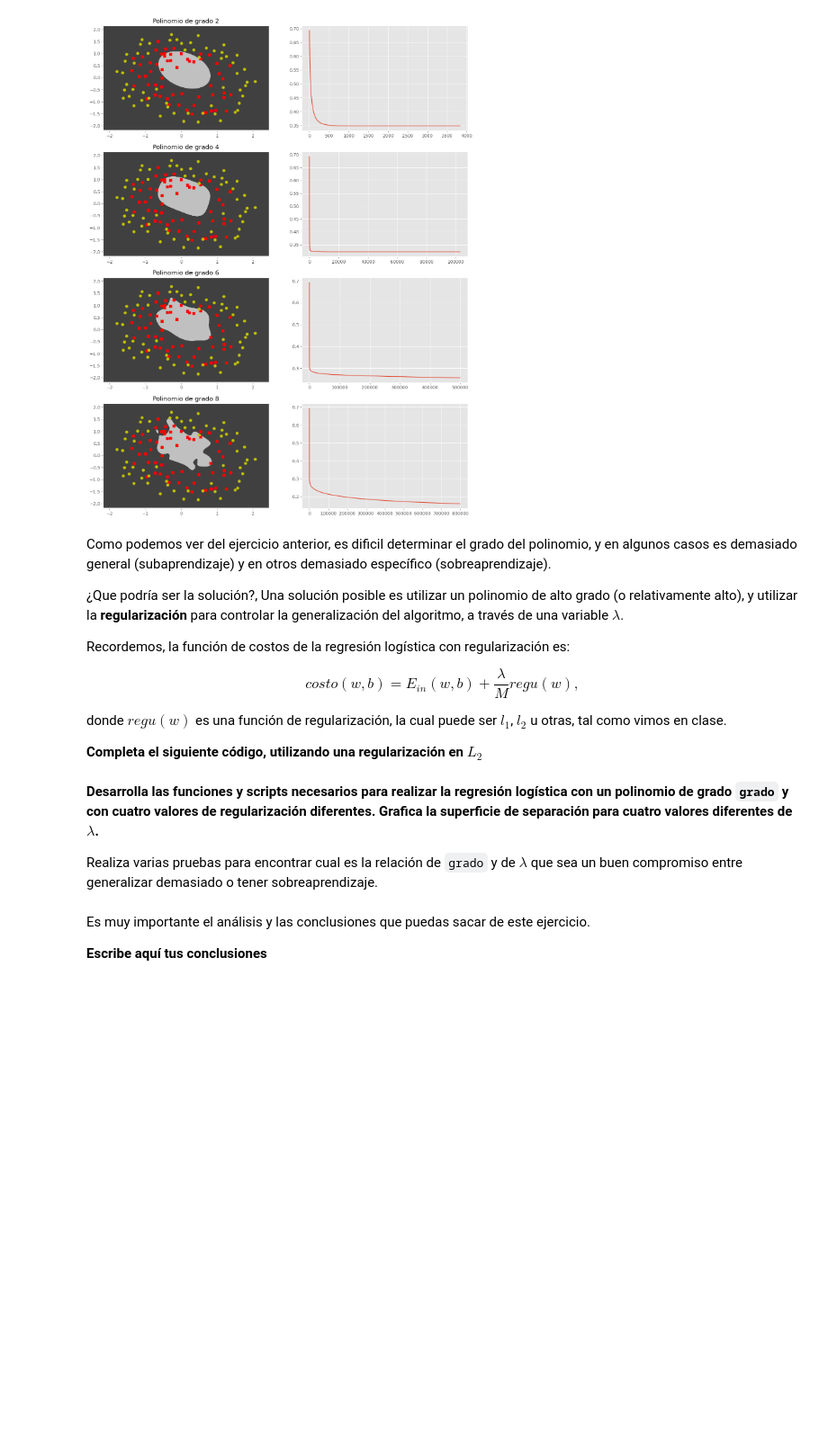
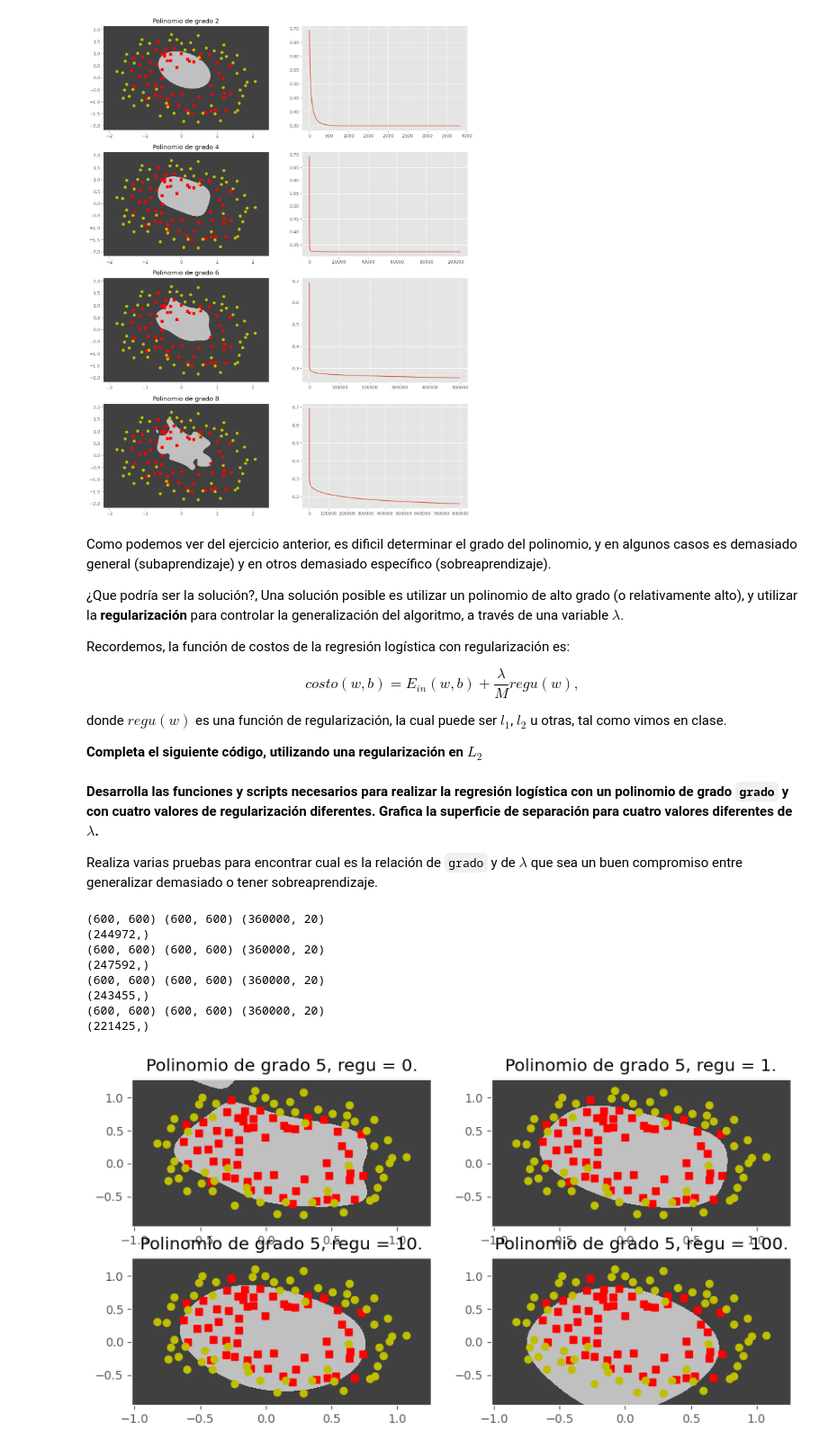
Before and after one commit to IA-UNISON/3-Aprendizaje, a Jupyter notebook: regularizacion_logistica.ipynb, the cells around one changed output. Shown at 90% size. Saved outputs shown, nothing was run; the diff lists cells and outputs as text; code cells hidden in the pictures; blank space fills up the shorter version.

Commit message:
feat(regu_logistica): Terminada libreta

```diff
--- a/regularizacion_logistica.ipynb
+++ b/regularizacion_logistica.ipynb
@@ -513,7 +513,14 @@ def costo(x, y, w, b, lambd):
 
     #------------------------------------------------------------------------
     # Agregua aqui tu código
+    z = np.dot(x, w) + b
+    predicciones = 1 / (1 - np.exp(-z))
+    error = -y * np.log(predicciones) - (1 - y) * np.log(1 - predicciones)
+    E_in = np.mean(error)
 
+    regu = np.sum(w**2)
+
+    costo = E_in + (lambd / (2 * M)) * regu
 
     #------------------------------------------------------------------------
     return costo
@@ -540,7 +547,14 @@ def grad_regu(x, y, w, b, lambd):
 
     #------------------------------------------------------------------------
     # Agregua aqui tu código
+    z = x @ w + b
+    h = 1 / (1 + np.exp(-z))
 
+    error = h - y
+    dw = np.dot(x.T, error) / M
+    db = np.sum(error) / M
+
+    dw += (lambd / M) * w
 
     #------------------------------------------------------------------------
     return dw, db
@@ -585,23 +599,34 @@ Realiza varias pruebas para encontrar cual es la relación de `grado` y de $\lam
 # %%
 grado = 5
 phi_x = map_poly(grado, x)
 mu, de = medias_std(phi_x)
 phi_x_norm = normaliza(phi_x, mu, de)
+alpha = 2e-1
 
 
 for (i, lambd) in enumerate([0, 1, 10, 100]):
 
     # Normaliza
     # --- Agregar código aquí ---
+    w = np.zeros(phi_x_norm.shape[1])
+    b = 0.0
 
     # Entrena
     # --- Agregar código aquí ---
+    w_norm, b_norm, _ = dg_regu(phi_x_norm, y, w, b, alpha, lambd, 100_000)
 
     # Muestra resultados con plot_separacion2D
     plt.subplot(2, 2, i + 1)
     plt.title(f"Polinomio de grado {grado}, regu = {lambd}.")
     # --- Agregar codigo aquí ---
+    plot_separacion2D(x, y, grado, mu, de, w_norm, b_norm)
+# %% [output]
+(600, 600) (600, 600) (360000, 20)
+(244972,)
+(600, 600) (600, 600) (360000, 20)
+(247592,)
+(600, 600) (600, 600) (360000, 20)
+(243455,)
+(600, 600) (600, 600) (360000, 20)
+(221425,)
+[figure, added]
-# %% [markdown]
-Es muy importante el análisis y las conclusiones que puedas sacar de este ejercicio.
-
-**Escribe aquí tus conclusiones**
```
Also changed, not shown: parts of 1 cell of this notebook.
